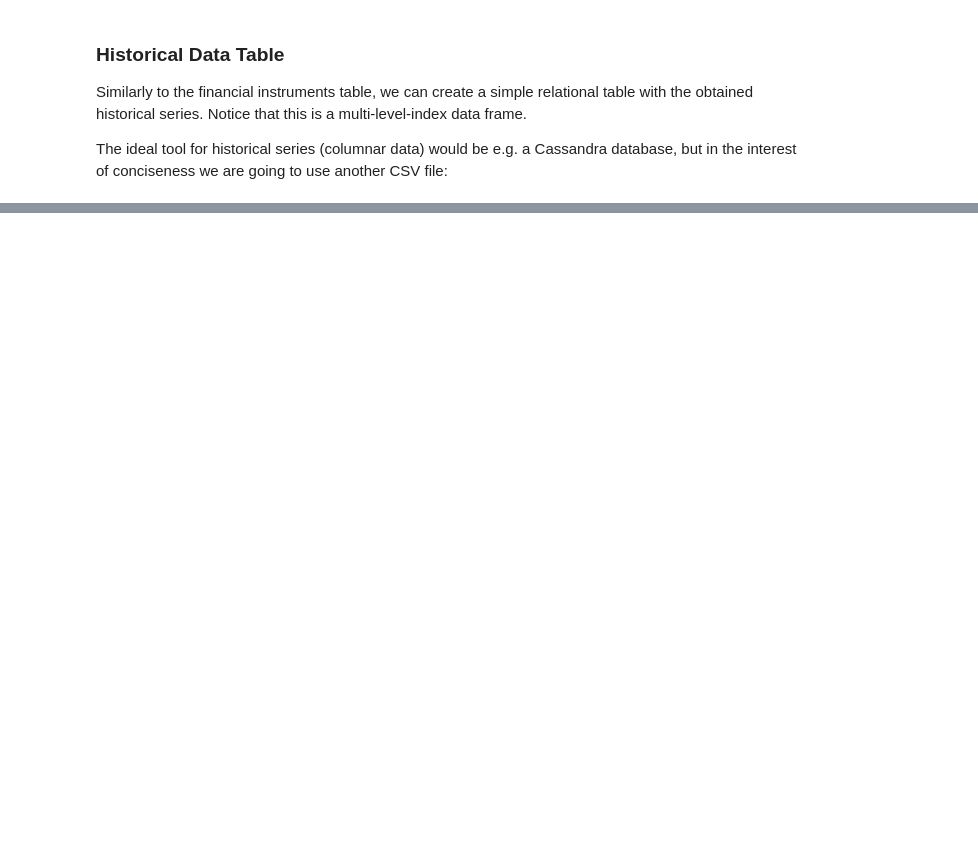
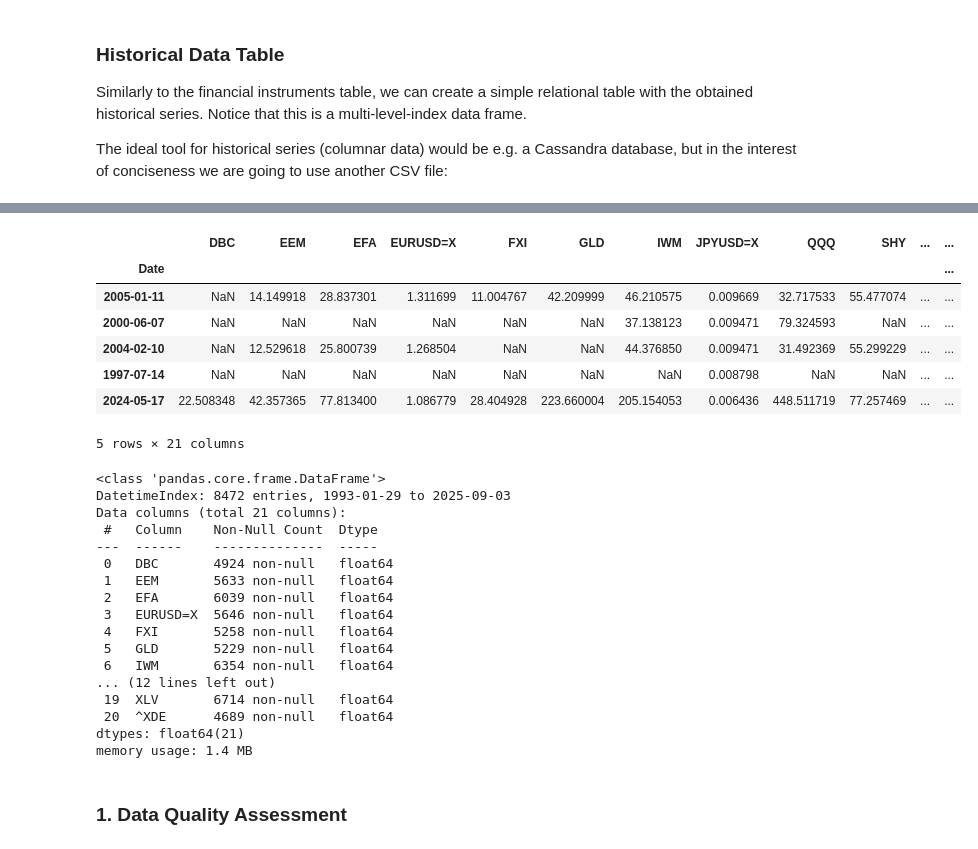
Before and after one commit to GabrieleDiCorato/finance-playground, a Jupyter notebook: notebooks/aida_homework1_etl.ipynb, the cells around one changed output, grey strips where cells are left out. Drawn from its saved outputs; the diff is of its cells as text; code cells hidden in the pictures; blank space fills up the shorter version.

```diff
--- a/notebooks/aida_homework1_etl.ipynb
+++ b/notebooks/aida_homework1_etl.ipynb
@@ -258,0 +272,34 @@ This exploration will inform our transformation logic and help design robust dat
+# %%
+close_df = portfolio_data['Close'].copy()
+
+# Reset column names to ensure they're simple strings
+close_df.columns.name = None
+
+display(close_df.sample(5))
+close_df.info()
+# %% [output]
+|  | DBC | EEM | EFA | EURUSD=X | FXI | GLD | IWM | JPYUSD=X | QQQ | SHY | ... | ... |
+| Date |  |  |  |  |  |  |  |  |  |  |  | ... |
+| 2005-01-11 | NaN | 14.149918 | 28.837301 | 1.311699 | 11.004767 | 42.209999 | 46.210575 | 0.009669 | 32.717533 | 55.477074 | ... | ... |
+| 2000-06-07 | NaN | NaN | NaN | NaN | NaN | NaN | 37.138123 | 0.009471 | 79.324593 | NaN | ... | ... |
+| 2004-02-10 | NaN | 12.529618 | 25.800739 | 1.268504 | NaN | NaN | 44.376850 | 0.009471 | 31.492369 | 55.299229 | ... | ... |
+| 1997-07-14 | NaN | NaN | NaN | NaN | NaN | NaN | NaN | 0.008798 | NaN | NaN | ... | ... |
+| 2024-05-17 | 22.508348 | 42.357365 | 77.813400 | 1.086779 | 28.404928 | 223.660004 | 205.154053 | 0.006436 | 448.511719 | 77.257469 | ... | ... |
+5 rows × 21 columns
+<class 'pandas.core.frame.DataFrame'>
+DatetimeIndex: 8472 entries, 1993-01-29 to 2025-09-03
+Data columns (total 21 columns):
+ #   Column    Non-Null Count  Dtype
+---  ------    --------------  -----
+ 0   DBC       4924 non-null   float64
+ 1   EEM       5633 non-null   float64
+ 2   EFA       6039 non-null   float64
+ 3   EURUSD=X  5646 non-null   float64
+ 4   FXI       5258 non-null   float64
+ 5   GLD       5229 non-null   float64
+ 6   IWM       6354 non-null   float64
+... (12 lines left out)
+ 19  XLV       6714 non-null   float64
+ 20  ^XDE      4689 non-null   float64
+dtypes: float64(21)
+memory usage: 1.4 MB
@@ -258,0 +308,2 @@ This exploration will inform our transformation logic and help design robust dat
+# %% [markdown]
+### 1. Data Quality Assessment
```
Also changed, not shown: parts of 20 cells of this notebook.
